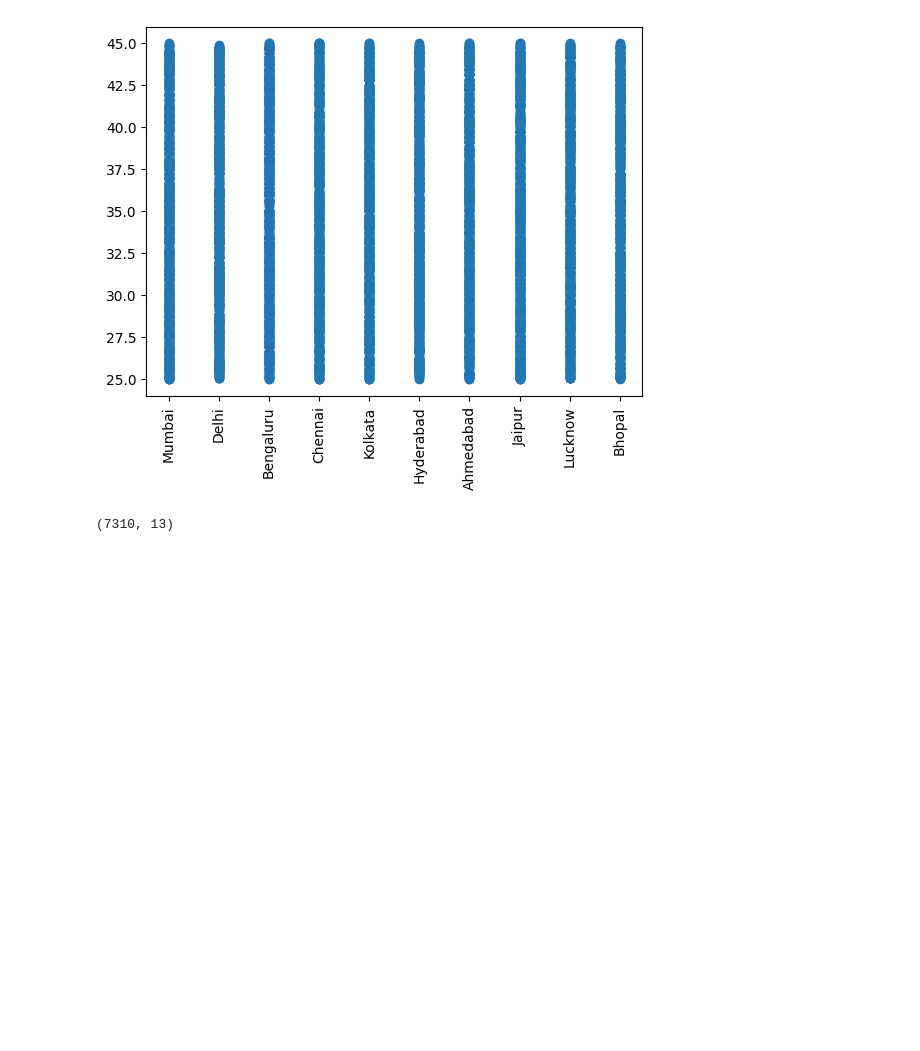
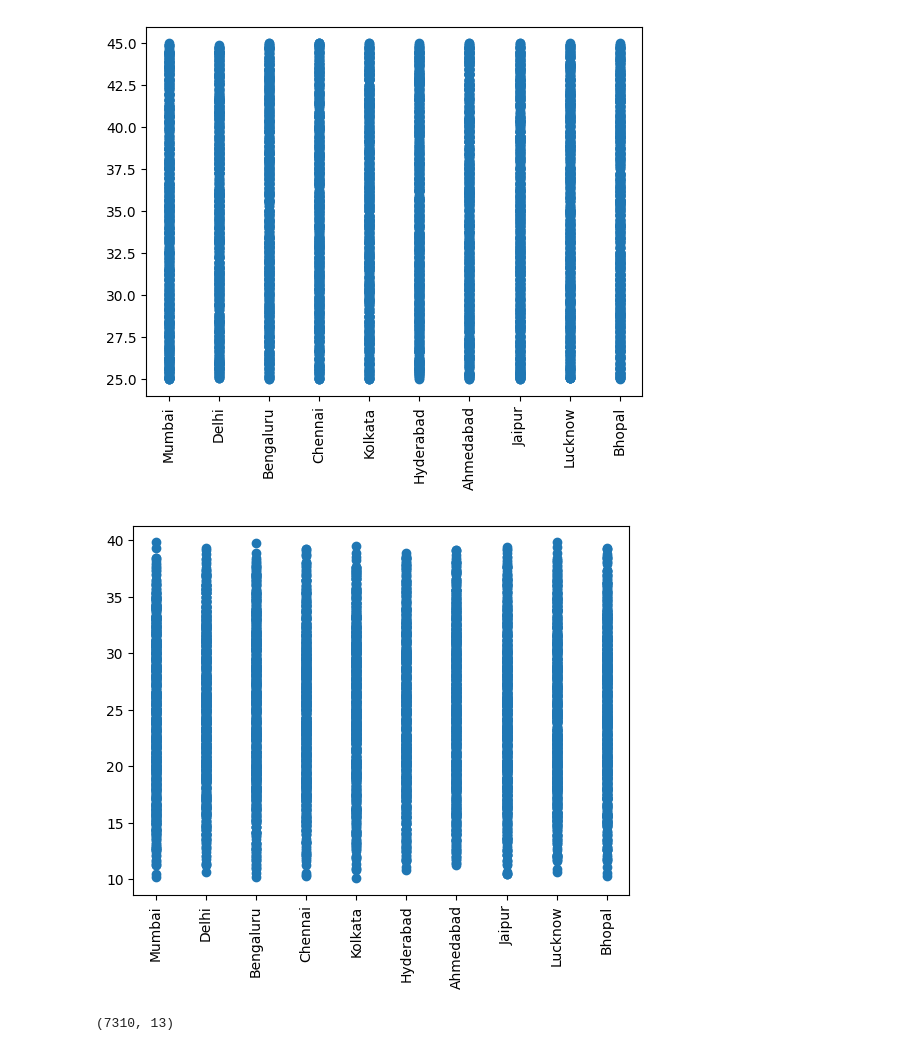
Before and after one commit to Hafizmuhammedk/data-science-essentials, a Jupyter notebook: practice/climate_dataset.ipynb, the cells around one changed output. Saved outputs shown, nothing was run; the diff lists cells and outputs as text; code cells hidden in the pictures; blank space fills up the shorter version.

```diff
--- a/practice/climate_dataset.ipynb
+++ b/practice/climate_dataset.ipynb
@@ -26,6 +31,12 @@ plt.xticks(rotation='vertical')
 plt.show()
 # %% [output]
 [figure]
+# %%
+plt.scatter(df['City'],df['Temperature_Min (°C)'])
+plt.xticks(rotation='vertical')
+plt.show()
+# %% [output]
+[figure, added]
 # %%
 df.shape
 # %% [output]
```
Also changed, not shown: parts of 8 cells of this notebook.
